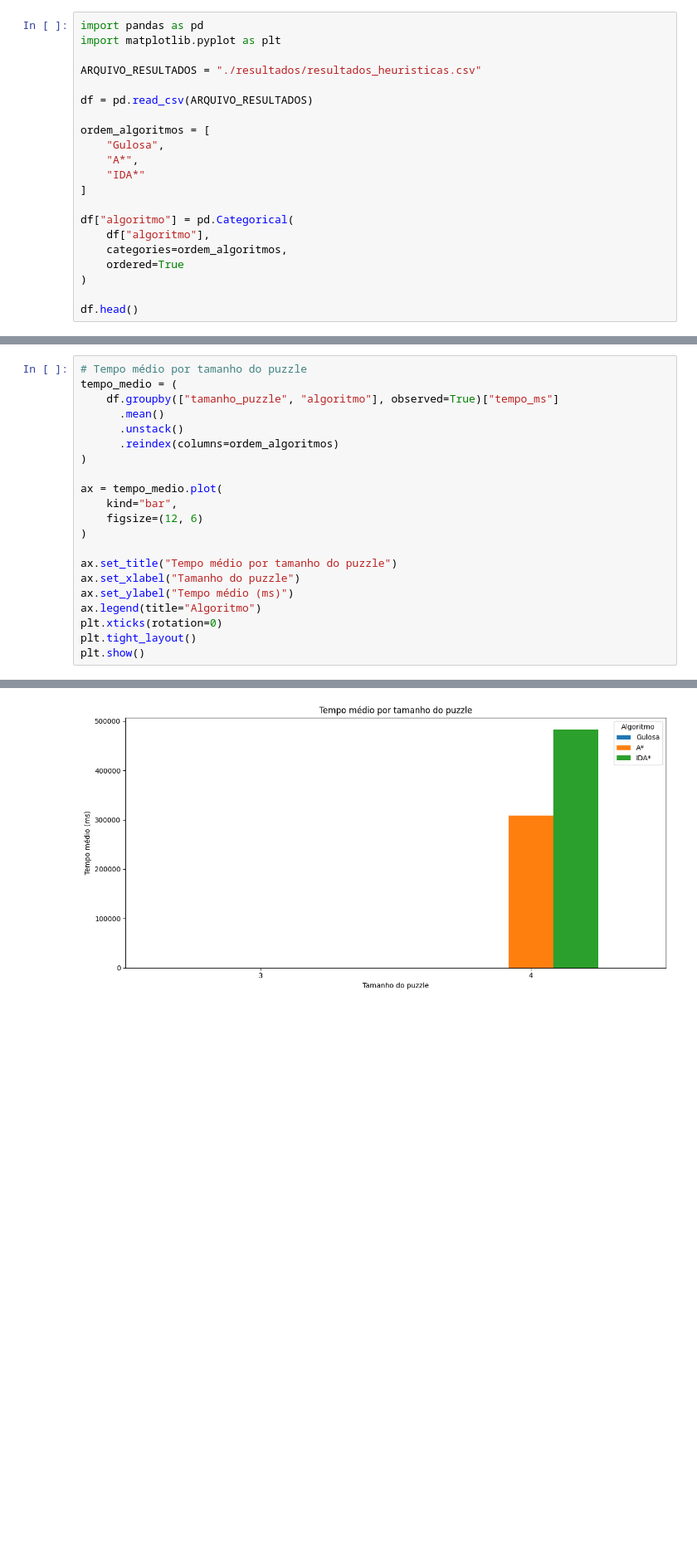
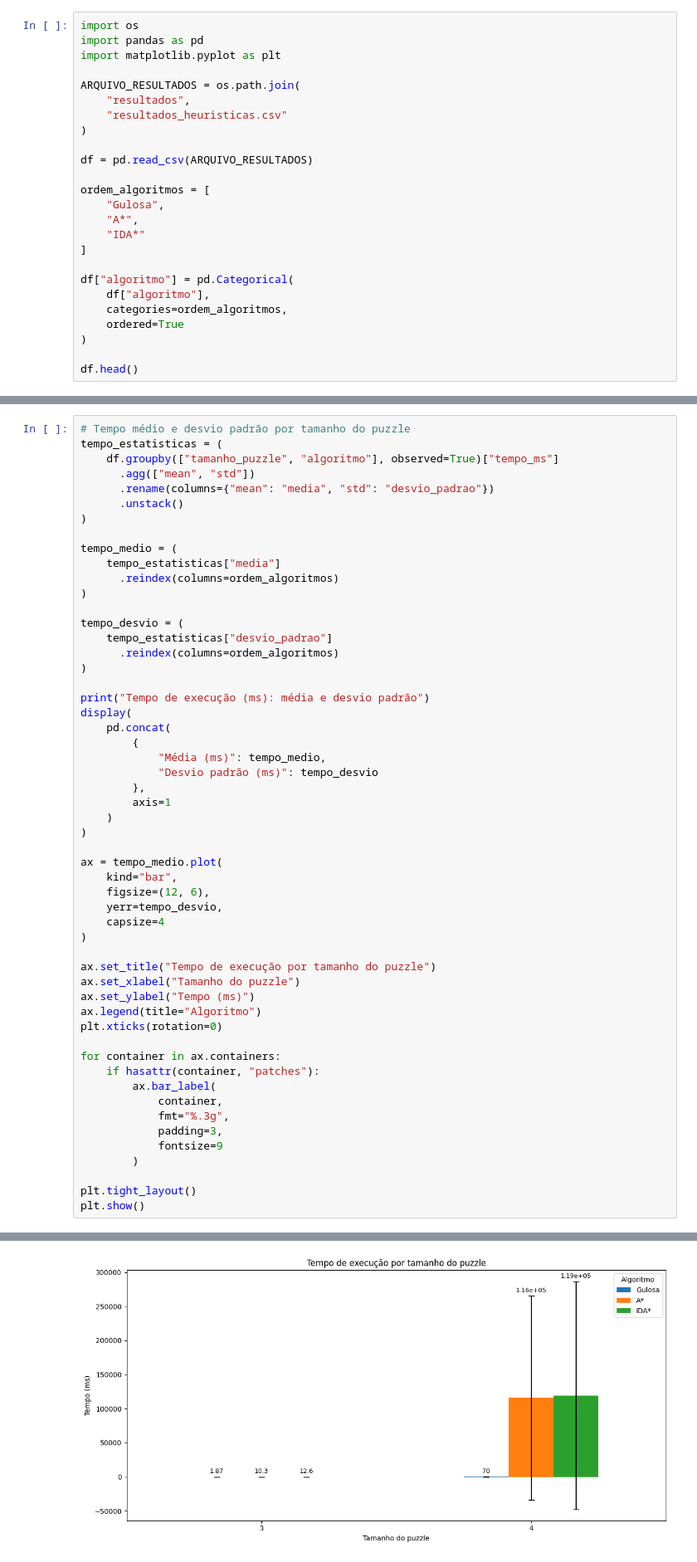
Before and after one commit to Tony38700/projeto-benchmark-buscas, a Jupyter notebook: graficos_resultados_heuristicas.ipynb, the cells around one changed output, grey strips where cells are left out. Shown at 83% size. Cells and saved outputs as stored; diff of their text form; blank space fills up the shorter version.

```diff
--- a/graficos_resultados_heuristicas.ipynb
+++ b/graficos_resultados_heuristicas.ipynb
@@ -5,8 +5,12 @@ Este notebook lê `resultados_heuristicas.csv` e compara Gulosa, A* e IDA* por t
 # %%
+import os
 import pandas as pd
 import matplotlib.pyplot as plt
 
-ARQUIVO_RESULTADOS = "./resultados/resultados_heuristicas.csv"
+ARQUIVO_RESULTADOS = os.path.join(
+    "resultados",
+    "resultados_heuristicas.csv"
+)
 
 df = pd.read_csv(ARQUIVO_RESULTADOS)
 
@@ -33,22 +37,55 @@ df.head()
 # %%
-# Tempo médio por tamanho do puzzle
+# Tempo médio e desvio padrão por tamanho do puzzle
+tempo_estatisticas = (
+    df.groupby(["tamanho_puzzle", "algoritmo"], observed=True)["tempo_ms"]
+      .agg(["mean", "std"])
+      .rename(columns={"mean": "media", "std": "desvio_padrao"})
+      .unstack()
+)
+
 tempo_medio = (
-    df.groupby(["tamanho_puzzle", "algoritmo"], observed=True)["tempo_ms"]
-      .mean()
-      .unstack()
+    tempo_estatisticas["media"]
       .reindex(columns=ordem_algoritmos)
+)
+
+tempo_desvio = (
+    tempo_estatisticas["desvio_padrao"]
+      .reindex(columns=ordem_algoritmos)
+)
+
+print("Tempo de execução (ms): média e desvio padrão")
+display(
+    pd.concat(
+        {
+            "Média (ms)": tempo_medio,
+            "Desvio padrão (ms)": tempo_desvio
+        },
+        axis=1
+    )
 )
 
 ax = tempo_medio.plot(
     kind="bar",
-    figsize=(12, 6)
+    figsize=(12, 6),
+    yerr=tempo_desvio,
+    capsize=4
 )
 
-ax.set_title("Tempo médio por tamanho do puzzle")
+ax.set_title("Tempo de execução por tamanho do puzzle")
 ax.set_xlabel("Tamanho do puzzle")
-ax.set_ylabel("Tempo médio (ms)")
+ax.set_ylabel("Tempo (ms)")
 ax.legend(title="Algoritmo")
 plt.xticks(rotation=0)
+
+for container in ax.containers:
+    if hasattr(container, "patches"):
+        ax.bar_label(
+            container,
+            fmt="%.3g",
+            padding=3,
+            fontsize=9
+        )
+
 plt.tight_layout()
 plt.show()
 # %% [output]
@@ -55,2 +98,2 @@ plt.show()
-[figure, old version]
+[figure, new version]
 # %%
```
Also changed, not shown: parts of 5 cells of this notebook.
